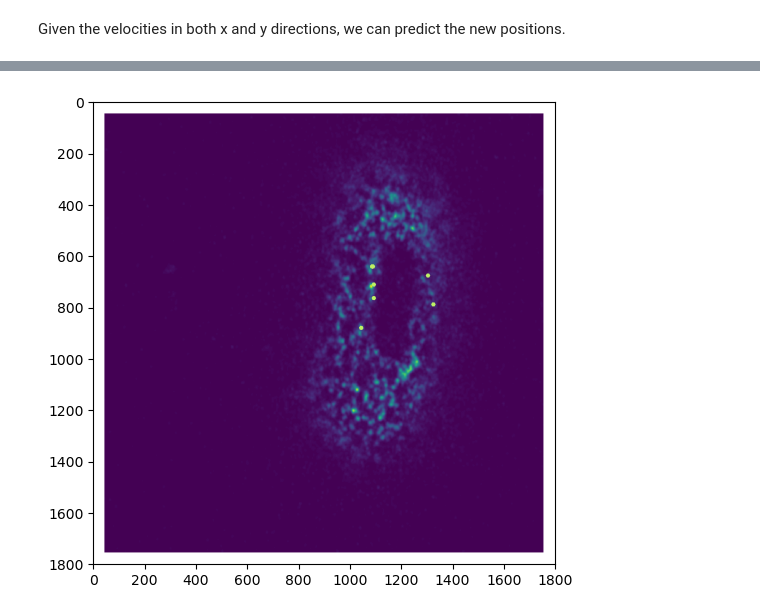
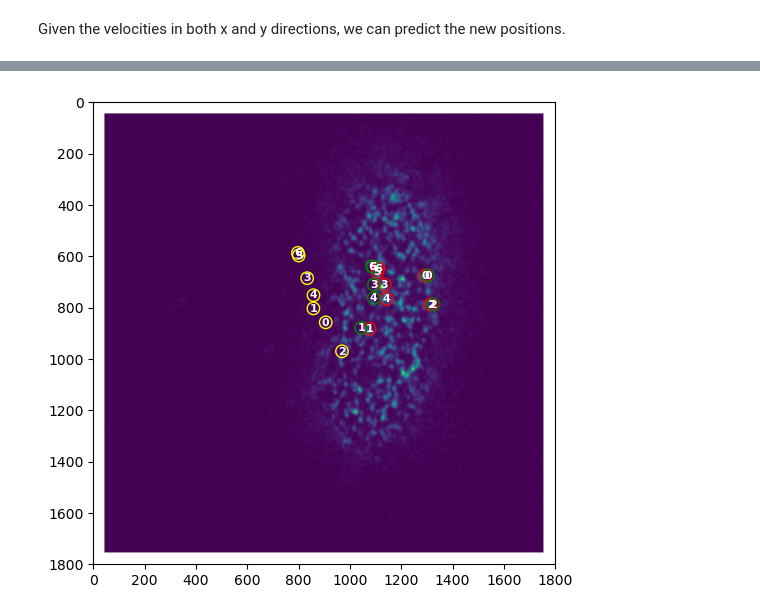
Before and after one commit to signynas/diet4CoLA, a Jupyter notebook: piv/piv_baseline.ipynb, the cells around one changed output, grey strips where cells are left out. Saved outputs shown, nothing was run; the diff lists cells and outputs as text; code cells hidden in the pictures.

```diff
--- a/piv/piv_baseline.ipynb
+++ b/piv/piv_baseline.ipynb
@@ -55,8 +55,8 @@ rgb_stack[..., 1] = channel_green_norm  # Green
 # %% [markdown]
 Next we can infer the velocities between two frames given the settings and the image data using OpenPIV. For this, we select two frame indices and the implementation will try to infer the velocities of the points between the frames. From the `rgb_stack`, we choose a random color channel, in this case the RED channel.
 # %%
-frame_index_a = 4
-frame_index_b = 5
+frame_index_a = 3
+frame_index_b = 4
 
 frame_a_fl = rgb_stack[frame_index_a][..., 0]
 frame_b_fl = rgb_stack[frame_index_b][..., 0]
@@ -205,8 +247,5 @@ gt_updated_y = (points_a['y_px'] + frame_diff * points_a['vy']).to_numpy()
 # %% [markdown]
 We can now predict the positions given the data from OpenPIV. One caveat is that we do not have a per-point velocity, rather a velocity grid. This means we will have to bilinearly interpolate between the four corner velocities.
-# %%
-points_ax = points_a['x_px'].to_numpy()
-points_ay = points_a['y_px'].to_numpy()
 # %%
 # Use scipy for bilinear interpolation :)
 from scipy.interpolate import RegularGridInterpolator
@@ -221,6 +260,13 @@ ivel_x = [vel_x_interp((px, py)) for px, py in zip(points_ax, points_ay)]
 ivel_y = [vel_y_interp((px, py)) for px, py in zip(points_ax, points_ay)]
 # %% [markdown]
 Given the velocities in both x and y directions, we can predict the new positions.
+# %%
+# Infer pixel size
+pixel_size_x = (points_a['x_px'] / points_a['x']).to_numpy()
+pixel_size_y = (points_a['y_px'] / points_a['y']).to_numpy()
 # %%
-predict_updated_x = (points_a['x_px'] + frame_diff * ivel_x).to_numpy()
-predict_updated_y = (points_a['y_px'] + frame_diff * ivel_y).to_numpy()
+# TODO: Is it correct to divide here by the pixel size?
+predict_updated_x = points_ax + frame_diff_ab * (ivel_x / pixel_size_x)
+predict_updated_y = points_ay + frame_diff_ab * (ivel_y / pixel_size_y)
+
+predict_updated_x
@@ -241,47 +288,80 @@ rmse_y=np.float64(32.98656160233716)
 # %%
-def visualize_error(frame_a, ox, oy, dx_gt, dy_gt, dx_pred, dy_pred, scale, overlay_path):
+def visualize_error(frame, points_t1, points_t2, ox, oy, dx_gt, dy_gt, dx_pred, dy_pred, overlay_path):
     # Load the background image
     img = mpimg.imread(overlay_path)
 
     img_width = img.shape[0]
     img_height = img.shape[1]
 
-    spatial_scale_x = img_width / frame_a.shape[0]
-    spatial_scale_y = img_height / frame_a.shape[1]
+    spatial_scale_x = img_width / frame.shape[0]
+    spatial_scale_y = img_height / frame.shape[1]
 
-    ox = ox * spatial_scale_x
-    oy = oy * spatial_scale_y
+    diff_x_gt = (dx_gt - ox) * spatial_scale_x * pixel_size_x
+    diff_y_gt = (dy_gt - oy) * spatial_scale_y * pixel_size_y
 
-    dx_gt = dx_gt * spatial_scale_x
-    dy_gt = dy_gt * spatial_scale_y
+    diff_x_pred = (dx_pred - ox) * spatial_scale_x * pixel_size_x
+    diff_y_pred = (dy_pred - oy) * spatial_scale_y * pixel_size_y
 
-    dx_pred = dx_pred * spatial_scale_x
-    dy_pred = dy_pred * spatial_scale_y
+    print(ox)
+    print(oy)
+    print(dx_gt)
+    print(dy_gt)
 
-    diff_x_gt = ox - dx_gt
-    diff_y_gt = oy - dy_gt
+    print(diff_x_gt)
+    print(diff_y_gt)
+    print(diff_x_pred)
+    print(diff_y_pred)
 
-    diff_x_pred = ox - dx_pred
-    diff_y_pred = oy - dy_pred
+    ox = ox * spatial_scale_x * pixel_size_x
+    oy = oy * spatial_scale_y * pixel_size_y
 
     # Create the plot
     plt.figure(figsize=(6, 6))
-    plt.imshow(img, origin='upper')  # show image with origin at top-left
-
-    # Ensure scaling
-    diff_x_scaled_gt        = diff_x_gt * scale
-    diff_y_scaled_gt        = diff_y_gt * scale
-    diff_x_scaled_pred      = diff_x_pred * scale
-    diff_y_scaled_pred      = diff_y_pred * scale
+    plt.imshow(img, origin='upper', cmap=plt.cm.gray)  # show image with origin at top-left
 
     # Plot velocity vectors
-    plt.quiver(ox, oy, diff_x_scaled_gt, diff_y_scaled_gt, color='#bef264', angles='xy', scale_units='xy', scale=1, width=0.01)
-    #plt.quiver(ox, oy, diff_x_scaled_pred, diff_y_scaled_pred, color='#fde047', angles='xy', scale_units='xy', scale=1, width=0.004)
+    #plt.quiver(ox, oy, ox + diff_x_gt, oy + diff_y_gt, color='#bef264', angles='xy', scale_units='xy')
+    #plt.quiver(ox, oy, ox + 100, oy + 10, color='#fde047', angles='xy', scale_units='xy')
+
+    # Plot the points of frame
+    plt.scatter(ox, oy, facecolors='none', edgecolors='red', s=80)
+    plt.scatter(ox + diff_x_gt, oy + diff_y_gt, facecolors='none', edgecolors='green', s=80)
+    plt.scatter(ox + diff_x_pred, oy + diff_y_pred, facecolors='none', edgecolors='yellow', s=80)
+
+    for x, y, gt_x, gt_y, pred_x, pred_y, pid in zip(ox, oy, ox + diff_x_gt, oy + diff_y_gt, ox + diff_x_pred, oy + diff_y_pred, points_t1['point_id']):
+        plt.text(
+            x, y, str(pid),
+            color='white',
+            fontsize=8,
+            ha='center',
+            va='center',
+            weight='bold'
+        )
+
+        plt.text(
+            gt_x, gt_y, str(pid),
+            color='white',
+            fontsize=8,
+            ha='center',
+            va='center',
+            weight='bold'
+        )
+
+        plt.text(
+            pred_x, pred_y, str(pid),
+            color='white',
+            fontsize=8,
+            ha='center',
+            va='center',
+            weight='bold'
+        )
+
+
 
     # Adjust plot limits to match the image
     plt.xlim(0, img.shape[1])
     plt.ylim(img.shape[0], 0)  # invert y-axis to match image coordinates
     plt.show()
 
-visualize_error(frame_a, points_ax, points_ay, gt_updated_x, gt_updated_y, predict_updated_x, predict_updated_y, 10, 'piv/opiv_template.png')
+visualize_error(frame_a, points_a, points_b, points_ax, points_ay, gt_updated_ax, gt_updated_ay, predict_updated_x, predict_updated_y, 'piv/opiv_template.png')
 # %% [output]
@@ -290 +384 @@ visualize_error(frame_a, points_ax, points_ay, gt_updated_x, gt_updated_y, predi
-[figure, old version]
+[figure, new version]
```
Also changed, not shown: parts of 13 cells of this notebook, 3 other files.
